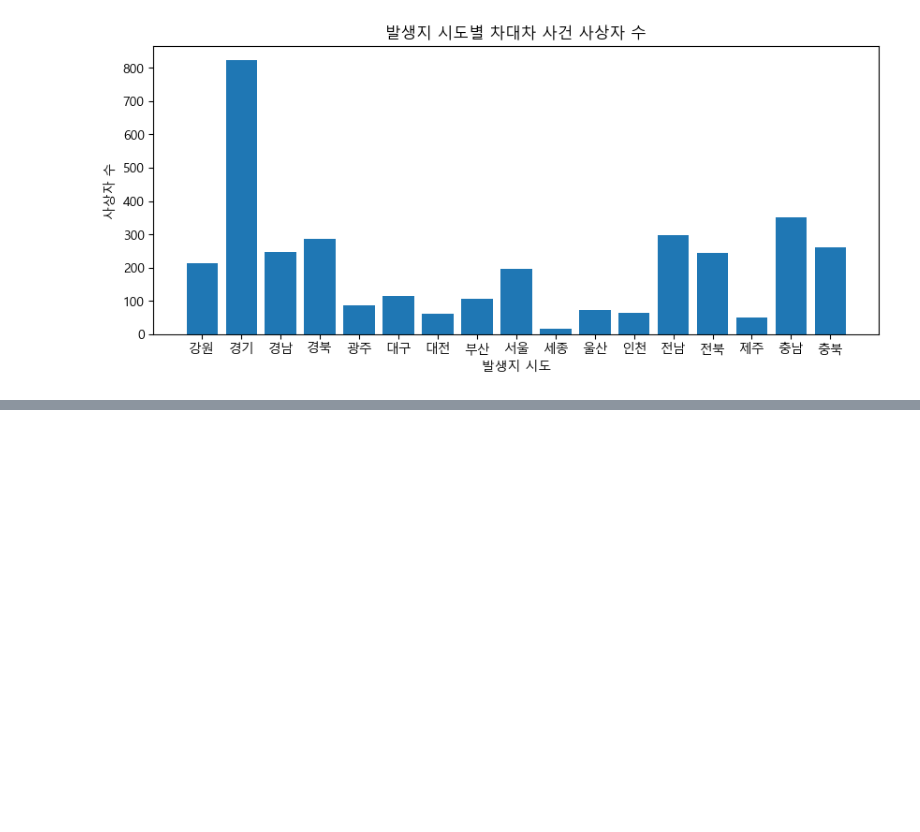
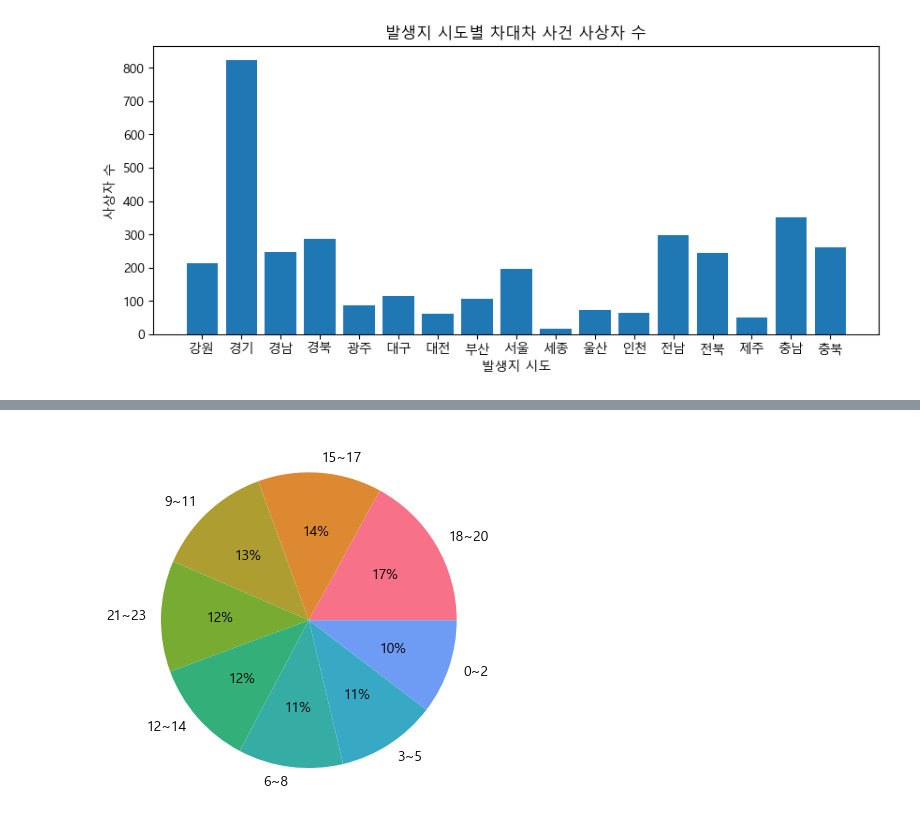
Before and after one commit to 2013je/Python_jpnb, a Jupyter notebook: 4.Matplotlib.ipynb, the cells around one changed output, grey strips where cells are left out. Saved outputs shown, nothing was run; the diff lists cells and outputs as text; code cells hidden in the pictures; blank space fills up the shorter version.

```diff
--- a/4.Matplotlib.ipynb
+++ b/4.Matplotlib.ipynb
@@ -730,0 +771,16 @@ plt.show()
+# %%
+# 심화
+# 카테고리를 구간화!
+# 0~2, 3~5, 6~8, 9~11, 12~14, 15~17, 18~20, 21~23
+bins=[-1,2,5,8,11,14,17,20,23]
+labels=['0~2','3~5','6~8','9~11', '12~14', '15~17', '18~20', '21~23']
+acc_time2=pd.cut(acc_time,bins=bins, labels=labels)
+acc_time2_cnt=acc_time2.value_counts()
+acc_time2_cnt
+
+colors = sns.color_palette("husl",10)
+plt.pie(acc_time2_cnt, labels=acc_time2_cnt.index,
+        autopct='%1.0f%%',colors=colors)
+plt.show()
+# %% [output]
+[figure, added]
```
Also changed, not shown: parts of 5 cells of this notebook.
